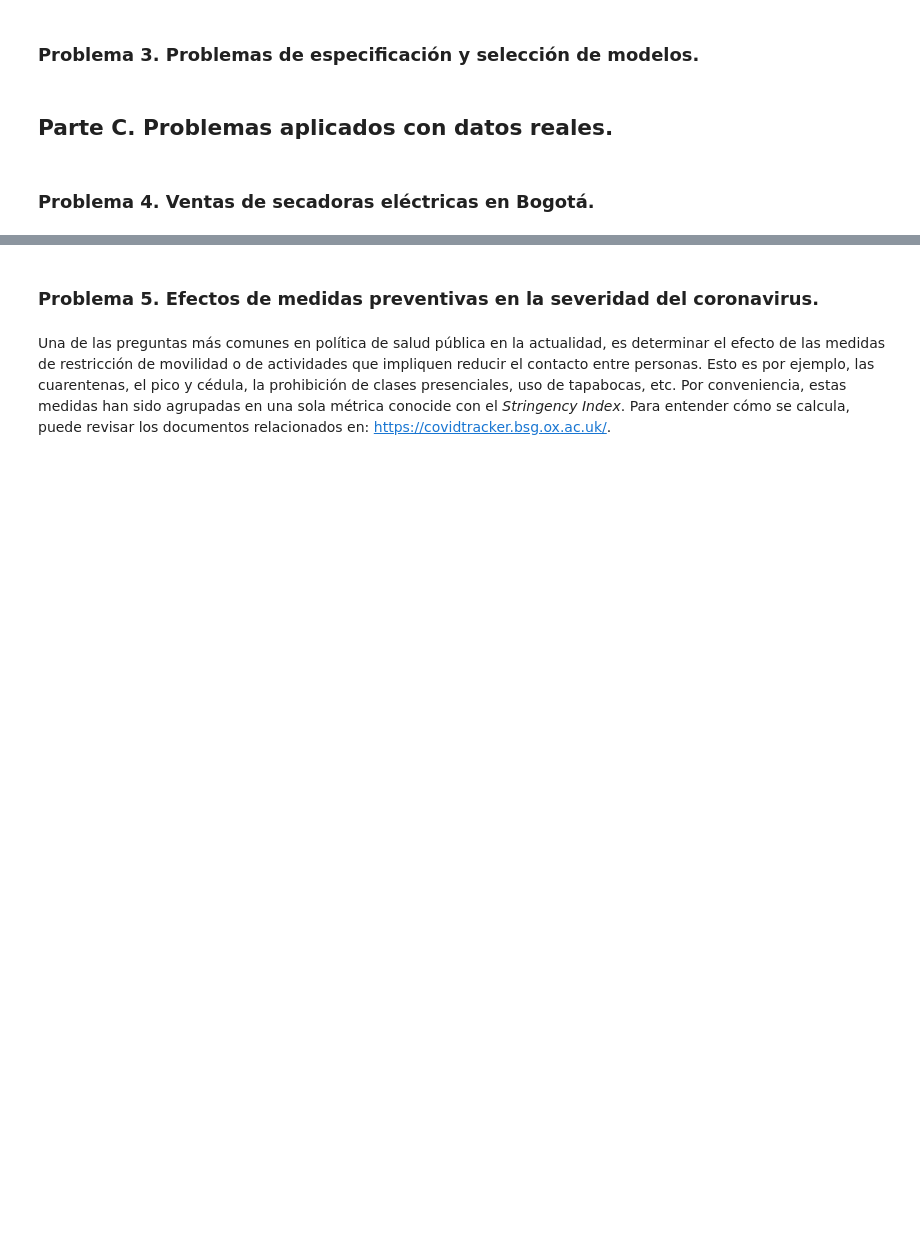
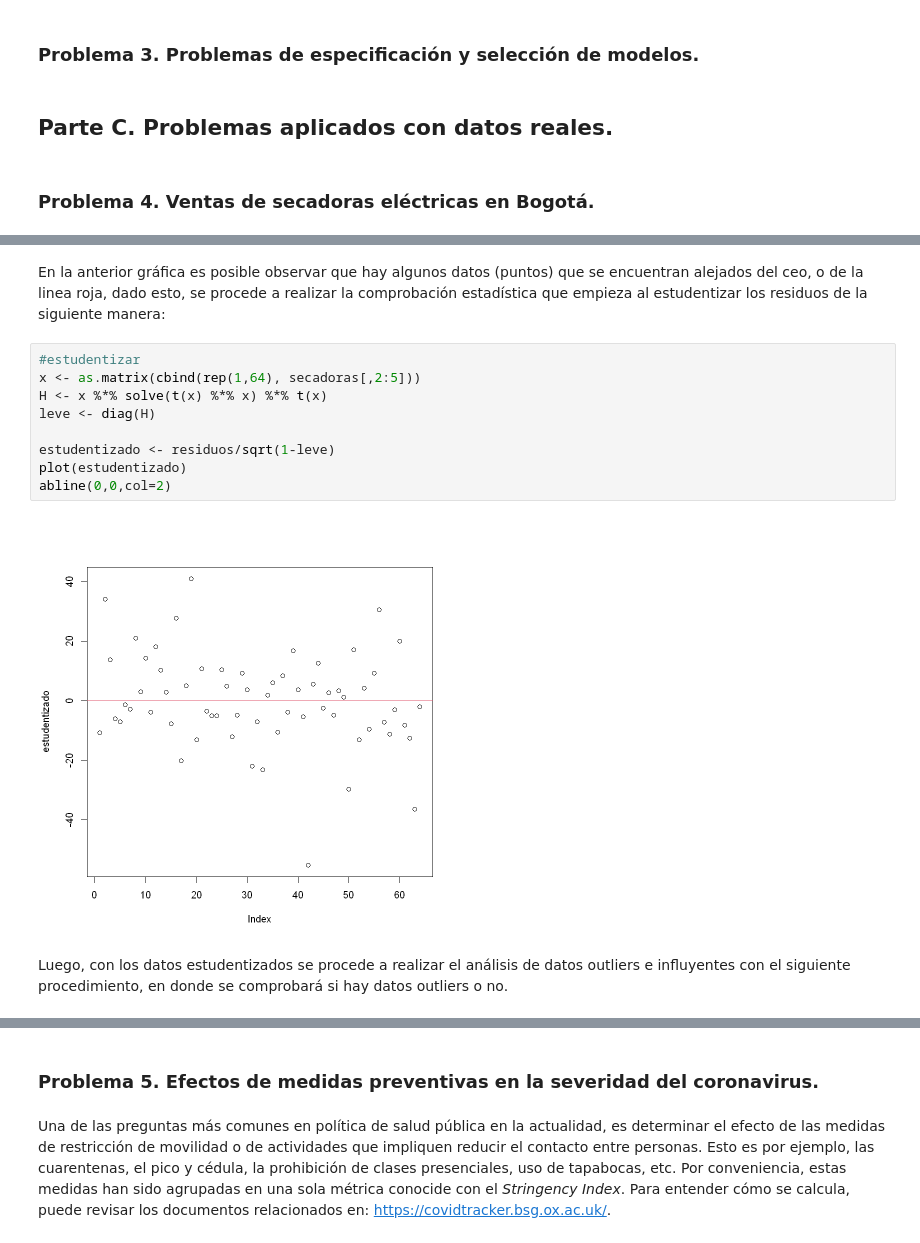
Before and after one commit to MantiMantilla/MEL-2022-2, a Jupyter notebook: Tareas/Tarea 3/Tarea 3.ipynb, the cells around one changed output, grey strips where cells are left out. Saved outputs shown, nothing was run; the diff lists cells and outputs as text; blank space fills up the shorter version.

```diff
--- a/Tareas/Tarea 3/Tarea 3.ipynb
+++ b/Tareas/Tarea 3/Tarea 3.ipynb
@@ -416,0 +623,15 @@ $$
+# %% [markdown]
+En la anterior gráfica es posible observar que hay algunos datos (puntos) que se encuentran alejados del ceo, o de la linea roja, dado esto, se procede a realizar la comprobación estadística que empieza al estudentizar los residuos de la siguiente manera:
+# %%
+#estudentizar
+x <- as.matrix(cbind(rep(1,64), secadoras[,2:5]))
+H <- x %*% solve(t(x) %*% x) %*% t(x)
+leve <- diag(H)
+
+estudentizado <- residuos/sqrt(1-leve)
+plot(estudentizado)
+abline(0,0,col=2)
+# %% [output]
+[figure, added]
+# %% [markdown]
+Luego, con los datos estudentizados se procede a realizar el análisis de datos outliers e influyentes con el siguiente procedimiento, en donde se comprobará si hay datos outliers o no.
```
Also changed, not shown: parts of 41 cells of this notebook, 1 other file.
